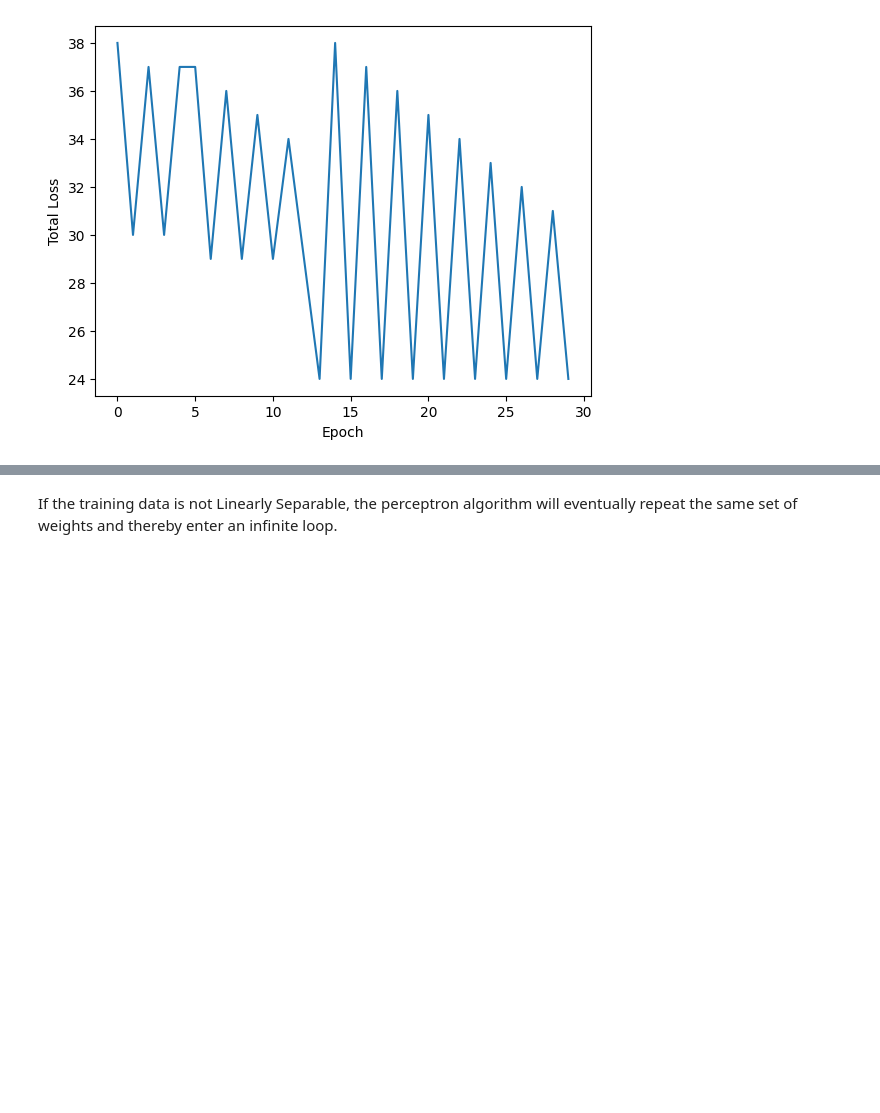
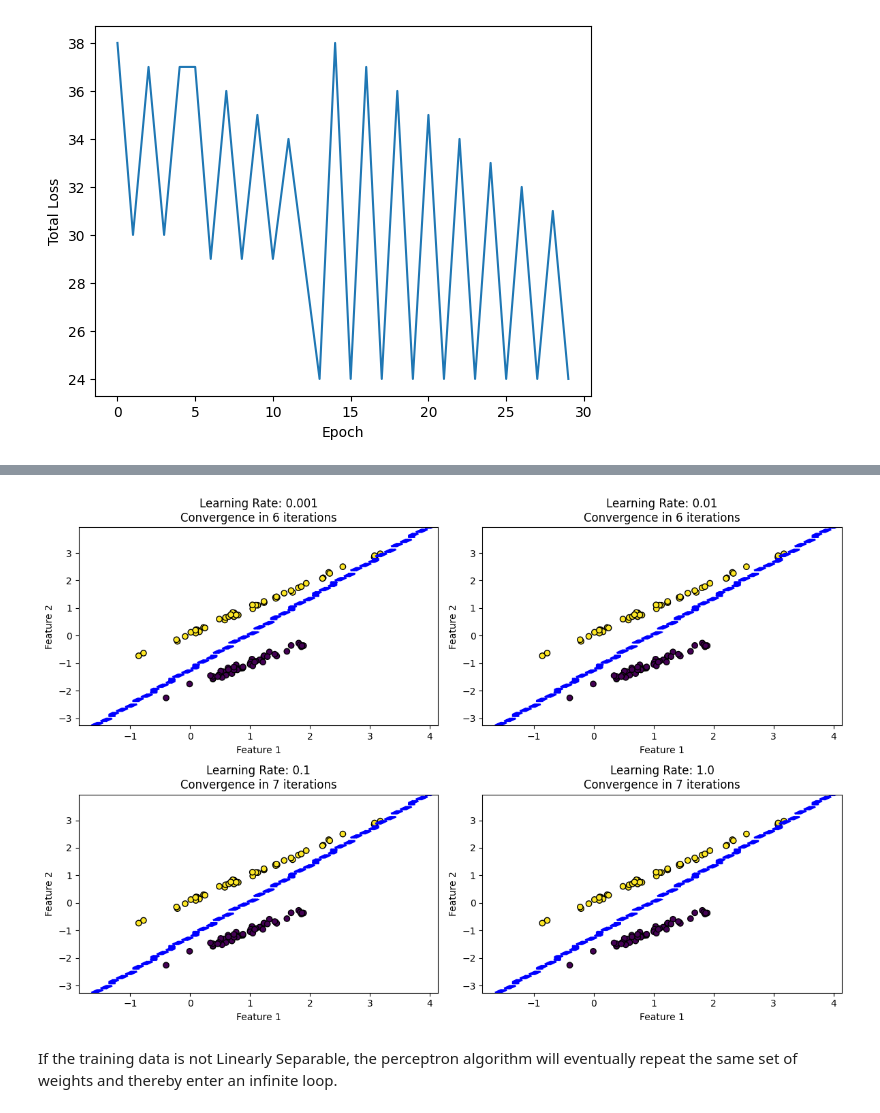
Before and after one commit to prasannakumarbalam/FMML_Project_and_Labs, a Jupyter notebook: FMML_Module4_Lab1_2024.ipynb, the cells around one changed output, grey strips where cells are left out. Saved outputs shown, nothing was run; the diff lists cells and outputs as text; code cells hidden in the pictures; blank space fills up the shorter version.

```diff
--- a/FMML_Module4_Lab1_2024.ipynb
+++ b/FMML_Module4_Lab1_2024.ipynb
@@ -297,2 +186,44 @@ print(perceptron_algo_plot(X, y))
+# %%
+import numpy as np
+import matplotlib.pyplot as plt
+from sklearn.datasets import make_classification
+from sklearn.linear_model import Perceptron
+from sklearn.model_selection import train_test_split
+
+# Generate a non-linearly separable dataset
+X, y = make_classification(n_samples=100, n_features=2, n_informative=2, n_redundant=0, n_clusters_per_class=1, random_state=42)
+
+# Split the data into training and testing sets
+X_train, X_test, y_train, y_test = train_test_split(X, y, test_size=0.2, random_state=42)
+
+# Try different learning rates
+learning_rates = [0.001, 0.01, 0.1, 1.0]
+
+plt.figure(figsize=(12, 8))
+
+for lr in learning_rates:
+    # Train a perceptron with the specified learning rate
+    perceptron = Perceptron(max_iter=1000, random_state=42, eta0=lr)
+    perceptron.fit(X_train, y_train)
+
+    # Plot the decision boundary
+    plt.subplot(2, 2, learning_rates.index(lr) + 1)
+    plt.scatter(X[:, 0], X[:, 1], c=y, cmap='viridis', marker='o', edgecolors='k')
+    plt.title(f'Learning Rate: {lr}\nConvergence in {perceptron.n_iter_} iterations')
+    plt.xlabel('Feature 1')
+    plt.ylabel('Feature 2')
+
+    # Plot the decision boundary
+    x_min, x_max = X[:, 0].min() - 1, X[:, 0].max() + 1
+    y_min, y_max = X[:, 1].min() - 1, X[:, 1].max() + 1
+    xx, yy = np.meshgrid(np.arange(x_min, x_max, 0.1), np.arange(y_min, y_max, 0.1))
+    Z = perceptron.predict(np.c_[xx.ravel(), yy.ravel()])
+    Z = Z.reshape(xx.shape)
+    plt.contour(xx, yy, Z, colors='blue', linestyles='dashed', linewidths=2)
+
+plt.tight_layout()
+plt.show()
+# %% [output]
+[figure, added]
 # %% [markdown]
 If the training data is not Linearly Separable, the perceptron algorithm will eventually repeat the same set of weights and thereby enter an infinite loop.
```
Also changed, not shown: parts of 4 cells of this notebook.
